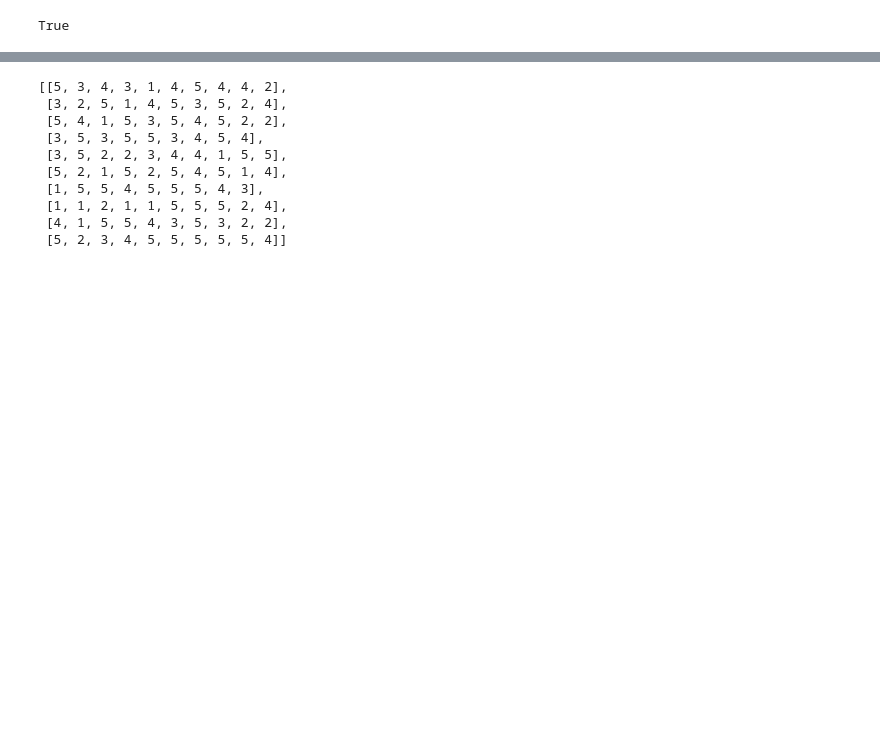
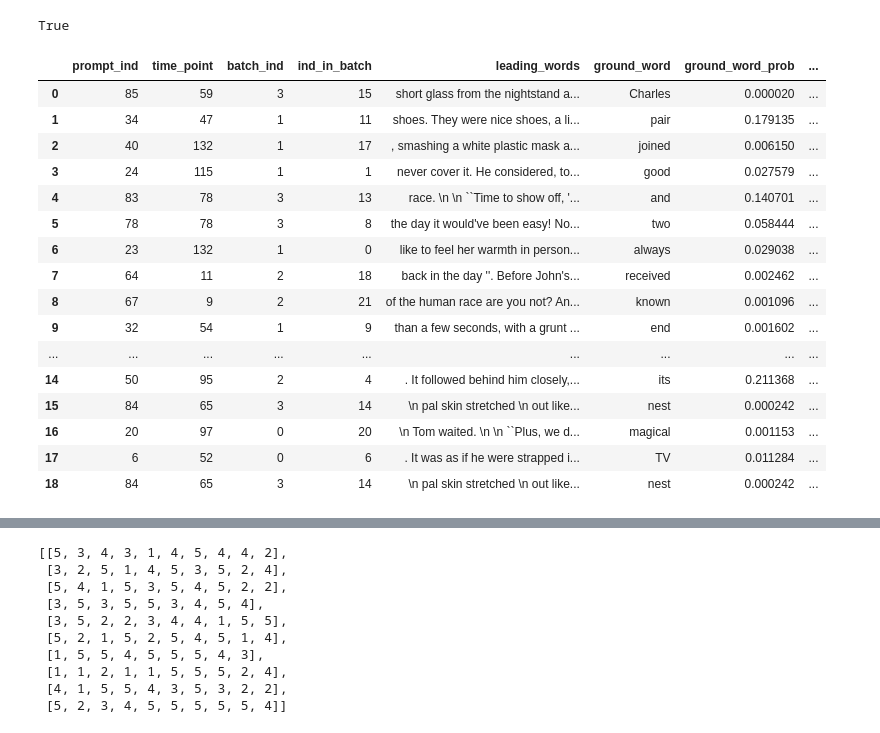
Before and after one commit to TrentBrick/tail-sampling, a Jupyter notebook: ProbabilityLocations-EvaluateSamples.ipynb, the cells around one changed output, grey strips where cells are left out. Saved outputs shown, nothing was run; the diff lists cells and outputs as text; code cells hidden in the pictures; blank space fills up the shorter version.

```diff
--- a/ProbabilityLocations-EvaluateSamples.ipynb
+++ b/ProbabilityLocations-EvaluateSamples.ipynb
@@ -254,5 +248,25 @@ results = pd.DataFrame(to_df, columns = ['prompt_ind', 'time_point',
                                'ground_word', 'ground_word_prob', 'words', 'abs_inds', 'probs'])
 
 results;
+# %%
+results
+# %% [output]
+|  | prompt_ind | time_point | batch_ind | ind_in_batch | leading_words | ground_word | ground_word_prob | ... |
+| 0 | 85 | 59 | 3 | 15 | short glass from the nightstand a... | Charles | 0.000020 | ... |
+| 1 | 34 | 47 | 1 | 11 | shoes. They were nice shoes, a li... | pair | 0.179135 | ... |
+| 2 | 40 | 132 | 1 | 17 | , smashing a white plastic mask a... | joined | 0.006150 | ... |
+| 3 | 24 | 115 | 1 | 1 | never cover it. He considered, to... | good | 0.027579 | ... |
+| 4 | 83 | 78 | 3 | 13 | race. \n \n ``Time to show off, '... | and | 0.140701 | ... |
+| 5 | 78 | 78 | 3 | 8 | the day it would've been easy! No... | two | 0.058444 | ... |
+| 6 | 23 | 132 | 1 | 0 | like to feel her warmth in person... | always | 0.029038 | ... |
+| 7 | 64 | 11 | 2 | 18 | back in the day ''. Before John's... | received | 0.002462 | ... |
+| 8 | 67 | 9 | 2 | 21 | of the human race are you not? An... | known | 0.001096 | ... |
+| 9 | 32 | 54 | 1 | 9 | than a few seconds, with a grunt ... | end | 0.001602 | ... |
+| ... | ... | ... | ... | ... | ... | ... | ... | ... |
+| 14 | 50 | 95 | 2 | 4 | . It followed behind him closely,... | its | 0.211368 | ... |
+| 15 | 84 | 65 | 3 | 14 | \n pal skin stretched \n out like... | nest | 0.000242 | ... |
+| 16 | 20 | 97 | 0 | 20 | \n Tom waited. \n \n ``Plus, we d... | magical | 0.001153 | ... |
+| 17 | 6 | 52 | 0 | 6 | . It was as if he were strapped i... | TV | 0.011284 | ... |
+| 18 | 84 | 65 | 3 | 14 | \n pal skin stretched \n out like... | nest | 0.000242 | ... |
 # %%
 assert results.drop_duplicates('leading_words').shape == results.shape
```
Also changed, not shown: parts of 10 cells of this notebook, 5 other files.
